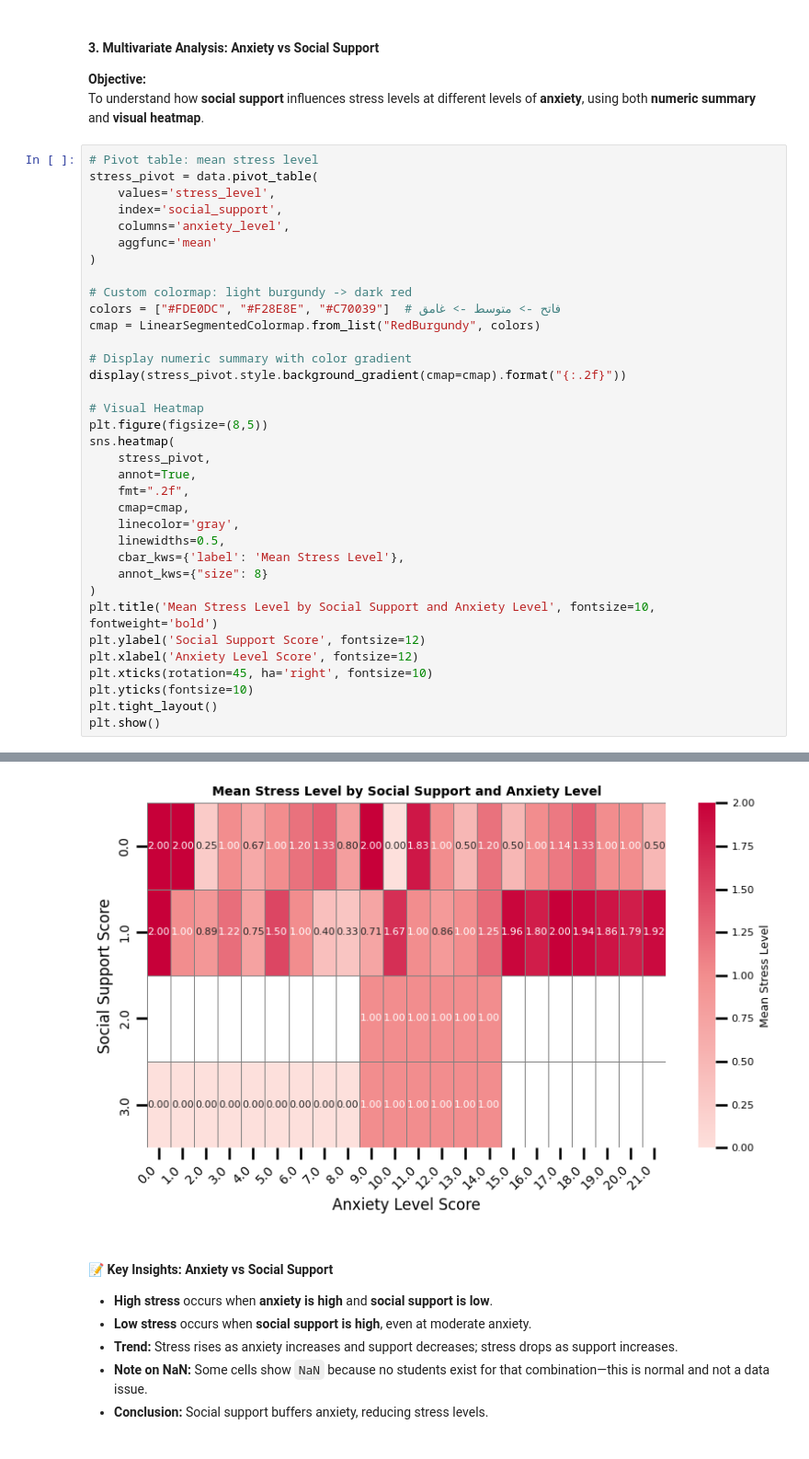
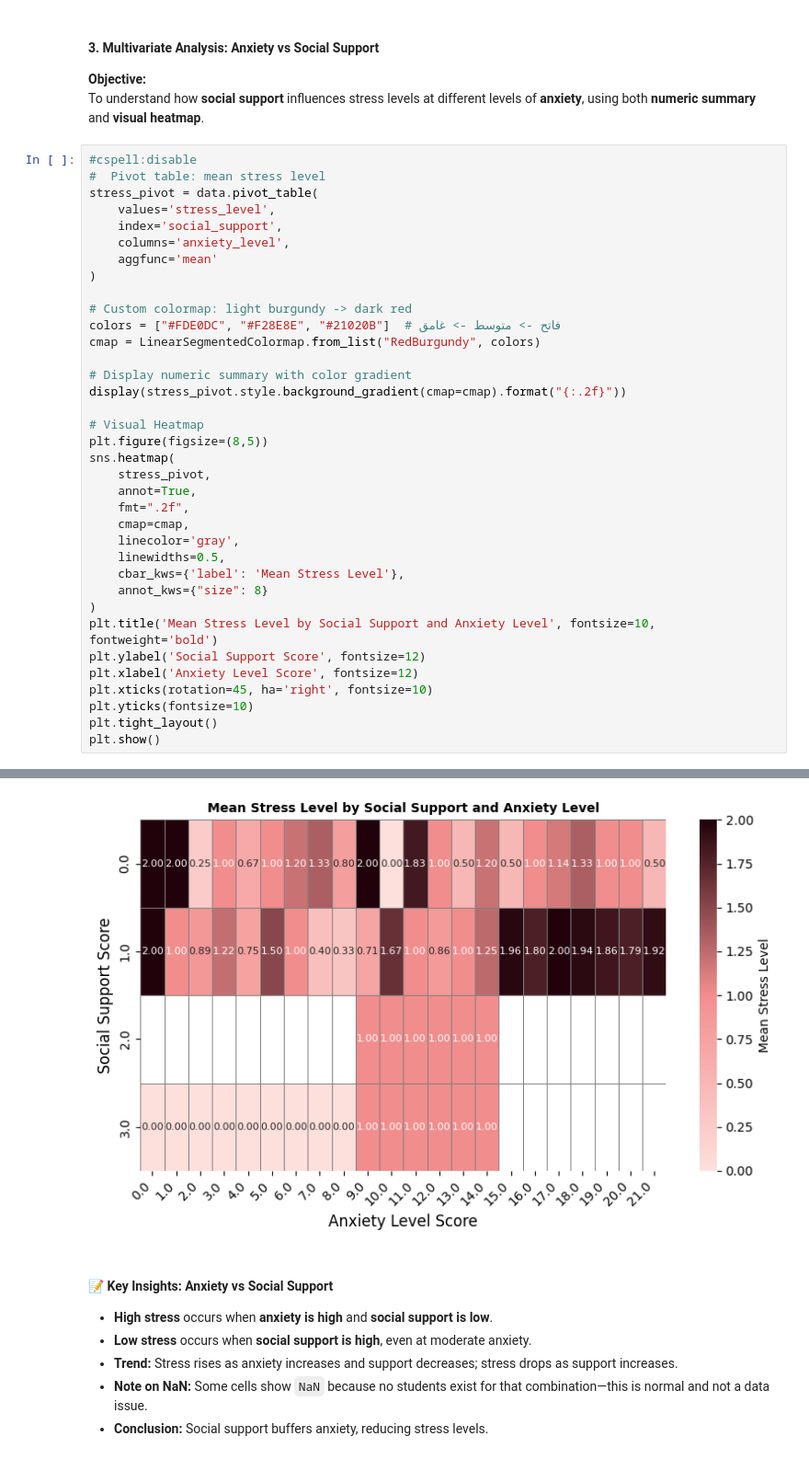
Before and after one commit to sandosaa/ML-project, a Jupyter notebook: ML project.ipynb, the cells around one changed output, grey strips where cells are left out. Shown at 92% size. Drawn from its saved outputs; the diff is of its cells as text.

```diff
--- a/ML project.ipynb
+++ b/ML project.ipynb
@@ -772,7 +811,8 @@ ______________________________________
 **Objective:**
 To understand how **social support** influences stress levels at different levels of **anxiety**, using both **numeric summary** and **visual heatmap**.
 # %%
-# Pivot table: mean stress level
+#cspell:disable
+#  Pivot table: mean stress level
 stress_pivot = data.pivot_table(
     values='stress_level',
     index='social_support',
@@ -781,39 +821,39 @@ stress_pivot = data.pivot_table(
 )
 
 # Custom colormap: light burgundy -> dark red
-colors = ["#FDE0DC", "#F28E8E", "#C70039"]  # فاتح -> متوسط -> غامق
+colors = ["#FDE0DC", "#F28E8E", "#21020B"]  # فاتح -> متوسط -> غامق
 cmap = LinearSegmentedColormap.from_list("RedBurgundy", colors)
 
 # Display numeric summary with color gradient
 display(stress_pivot.style.background_gradient(cmap=cmap).format("{:.2f}"))
 
 # Visual Heatmap
 plt.figure(figsize=(8,5))
 sns.heatmap(
     stress_pivot,
     annot=True,
     fmt=".2f",
     cmap=cmap,
     linecolor='gray',
     linewidths=0.5,
     cbar_kws={'label': 'Mean Stress Level'},
     annot_kws={"size": 8}
 )
 plt.title('Mean Stress Level by Social Support and Anxiety Level', fontsize=10, fontweight='bold')
 plt.ylabel('Social Support Score', fontsize=12)
 plt.xlabel('Anxiety Level Score', fontsize=12)
 plt.xticks(rotation=45, ha='right', fontsize=10)
 plt.yticks(fontsize=10)
 plt.tight_layout()
 plt.show()
 # %% [output]
 | anxiety_level | 0.000000 | 1.000000 | 2.000000 | 3.000000 | 4.000000 | 5.000000 | 6.000000 | 7.000000 | 8.000000 | ... |
 | social_support |  |  |  |  |  |  |  |  |  | ... |
 | 0.000000 | 2.00 | 2.00 | 0.25 | 1.00 | 0.67 | 1.00 | 1.20 | 1.33 | 0.80 | ... |
 | 1.000000 | 2.00 | 1.00 | 0.89 | 1.22 | 0.75 | 1.50 | 1.00 | 0.40 | 0.33 | ... |
 | 2.000000 | nan | nan | nan | nan | nan | nan | nan | nan | nan | ... |
 | 3.000000 | 0.00 | 0.00 | 0.00 | 0.00 | 0.00 | 0.00 | 0.00 | 0.00 | 0.00 | ... |
-[figure, old version]
+[figure, new version]
 # %% [markdown]
 #### **📝 Key Insights: Anxiety vs Social Support**
 
```
Also changed, not shown: parts of 28 cells of this notebook.
